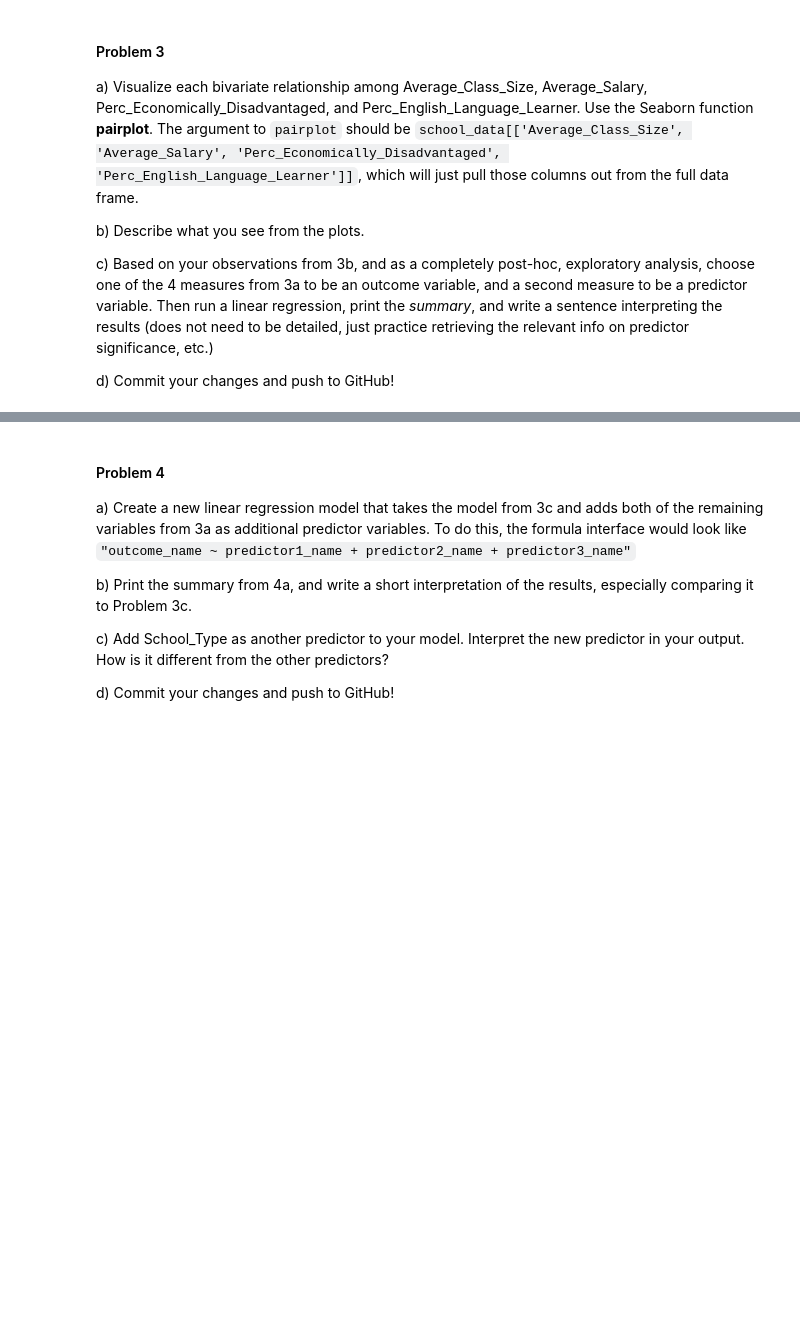
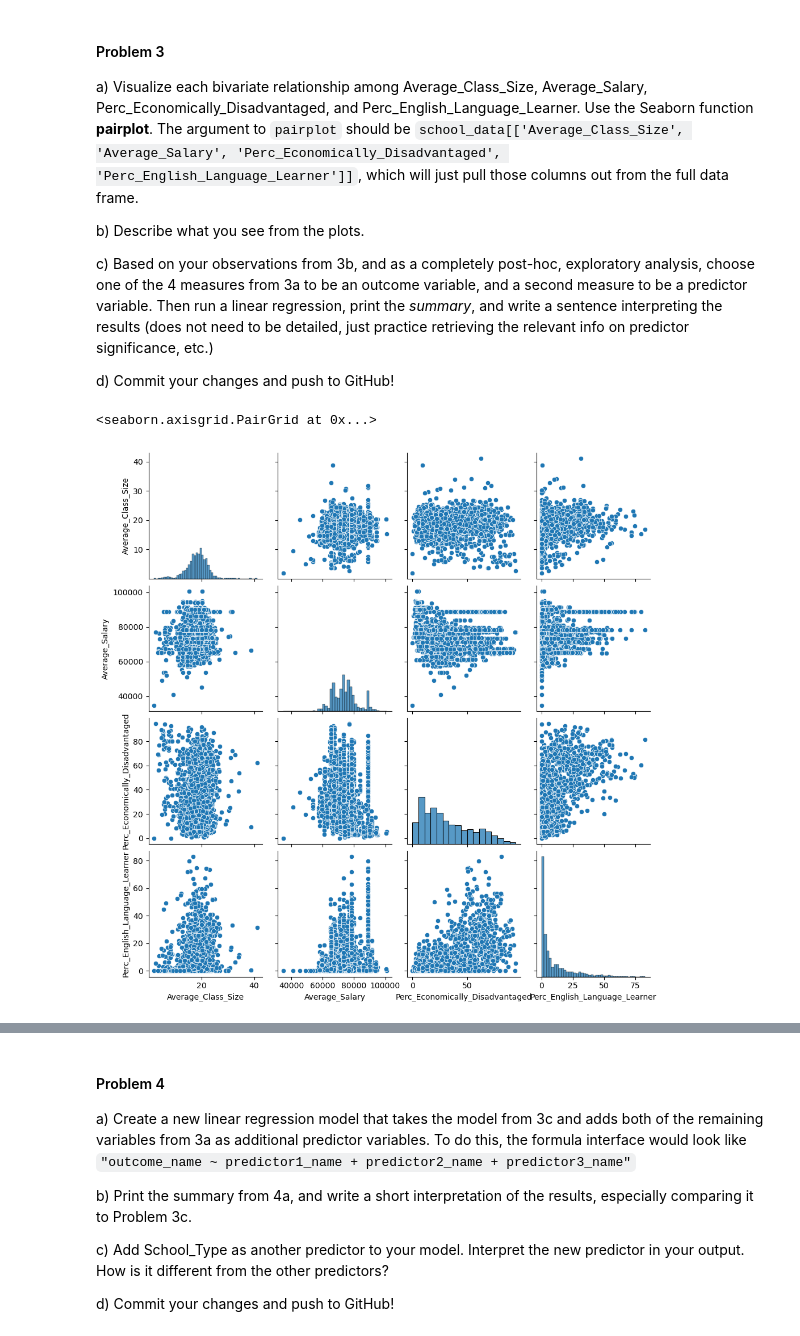
Before and after one commit to janlouwkotze/f22_kotze_assignment11, a Jupyter notebook: f22_pfssr_assignment11_notebook_version.ipynb, the cells around one changed output, grey strips where cells are left out. Drawn from its saved outputs; the diff is of its cells as text; code cells hidden in the pictures; blank space fills up the shorter version.

```diff
--- a/f22_pfssr_assignment11_notebook_version.ipynb
+++ b/f22_pfssr_assignment11_notebook_version.ipynb
@@ -133,0 +132,6 @@ d) Commit your changes and push to GitHub!
+# %%
+#3a)
+sns.pairplot(school[['Average_Class_Size', 'Average_Salary', 'Perc_Economically_Disadvantaged', 'Perc_English_Language_Learner']])
+# %% [output]
+<seaborn.axisgrid.PairGrid at 0x...>
+[figure, added]
```
Also changed, not shown: parts of 3 cells of this notebook.
